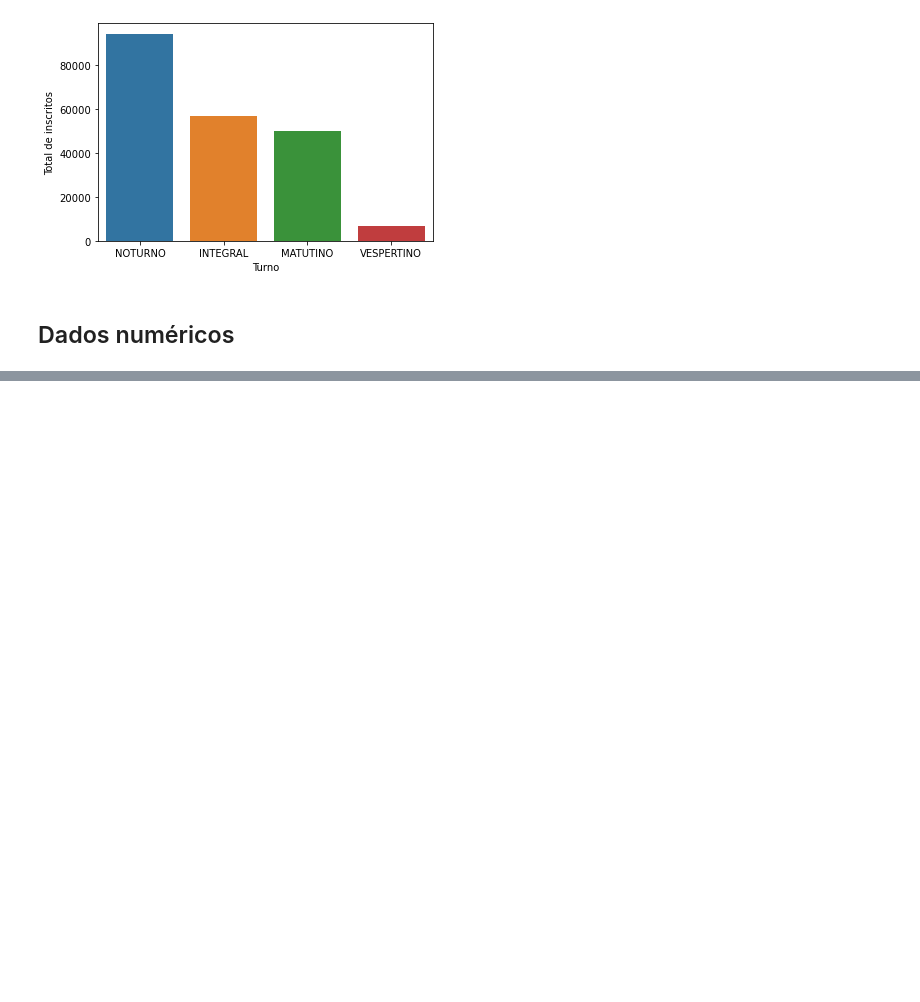
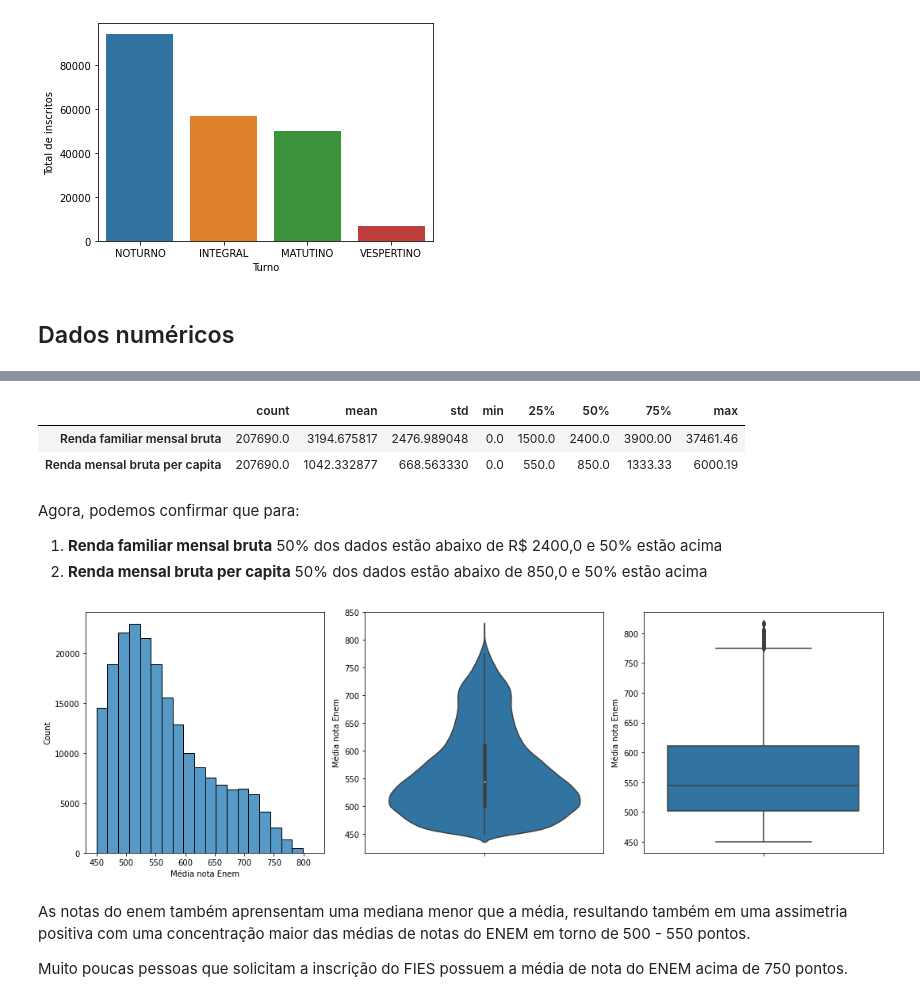
Before and after one commit to alexandrerod/fies_eda, a Jupyter notebook: fies_AED.ipynb, the cells around one changed output, grey strips where cells are left out. Saved outputs shown, nothing was run; the diff lists cells and outputs as text; code cells hidden in the pictures; blank space fills up the shorter version.

```diff
--- a/fies_AED.ipynb
+++ b/fies_AED.ipynb
@@ -313,0 +369,23 @@ sns.barplot(data = turno, x=turno['Turno'], y='Total de inscritos')
+# %%
+dataset_clean[['Renda familiar mensal bruta','Renda mensal bruta per capita']].describe().T
+# %% [output]
+|  | count | mean | std | min | 25% | 50% | 75% | max |
+| Renda familiar mensal bruta | 207690.0 | 3194.675817 | 2476.989048 | 0.0 | 1500.0 | 2400.0 | 3900.00 | 37461.46 |
+| Renda mensal bruta per capita | 207690.0 | 1042.332877 | 668.563330 | 0.0 | 550.0 | 850.0 | 1333.33 | 6000.19 |
+# %% [markdown]
+Agora, podemos confirmar que para:
+
+1. **Renda familiar mensal bruta** 50% dos dados estão abaixo de R$ 2400,0 e 50% estão acima
+2. **Renda mensal bruta per capita** 50% dos dados estão abaixo de 850,0 e 50% estão acima
+# %%
+fig,axes = plt.subplots(1,3,figsize=(15,5))
+sns.histplot(ax=axes[0],data=dataset_clean, x='Média nota Enem',bins=20)
+sns.violinplot(ax=axes[1],y=dataset_clean['Média nota Enem'])
+sns.boxplot(ax=axes[2], y=dataset_clean['Média nota Enem'])
+plt.tight_layout()
+# %% [output]
+[figure, added]
+# %% [markdown]
+As notas do enem também aprensentam uma mediana menor que a média, resultando também em uma assimetria positiva com uma concentração maior das médias de notas do ENEM em torno de 500 - 550 pontos.
+
+Muito poucas pessoas que solicitam a inscrição do FIES possuem a média de nota do ENEM acima de 750 pontos.
```
Also changed, not shown: parts of 35 cells of this notebook.
